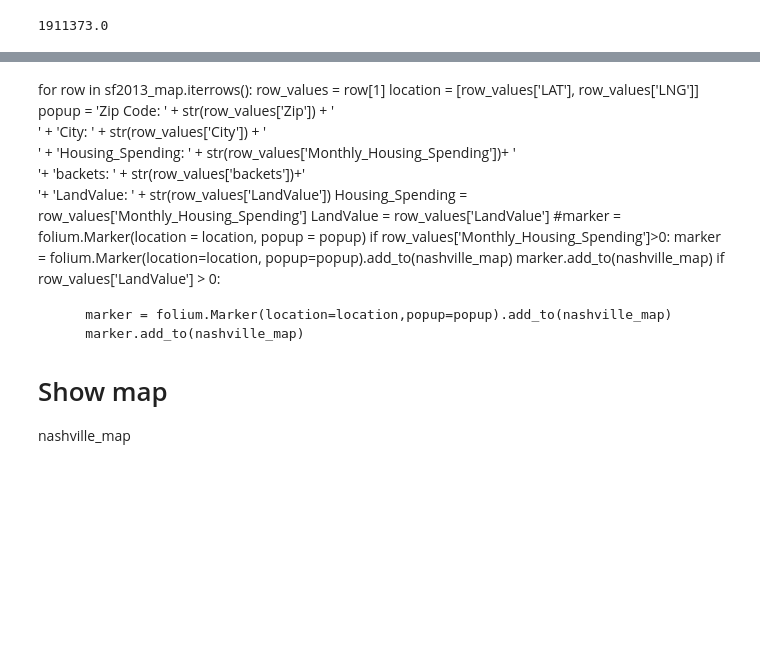
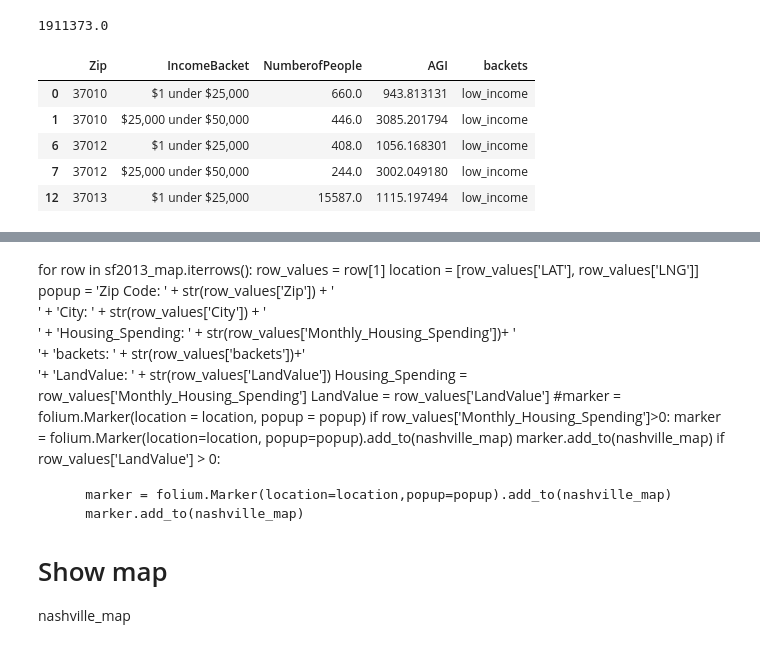
Before and after one commit to asidamo/affordable-housing, a Jupyter notebook: data_question_4.ipynb, the cells around one changed output, grey strips where cells are left out. Cells and saved outputs as stored; diff of their text form; code cells hidden in the pictures; blank space fills up the shorter version.

```diff
--- a/data_question_4.ipynb
+++ b/data_question_4.ipynb
@@ -585,9 +585,9 @@ def backet_2009(x):
     if x<=cat2_spend_2009:
         return 'affordable_housing'
     elif x<=cat4_spend_2009:
-         return 'Workforce_housing'
+         return 'workforce_housing'
     else:
-        return 'Market_rate'
+        return 'market_rate'
 # %%
 # create backets for 2013
 
@@ -922,0 +944,10 @@ sf2013_df=sf2013.head(500)
+# %%
+supply2009_backet1.head()
+demand2009_backet1.head()
+# %% [output]
+|  | Zip | IncomeBacket | NumberofPeople | AGI | backets |
+| 0 | 37010 | $1 under $25,000 | 660.0 | 943.813131 | low_income |
+| 1 | 37010 | $25,000 under $50,000 | 446.0 | 3085.201794 | low_income |
+| 6 | 37012 | $1 under $25,000 | 408.0 | 1056.168301 | low_income |
+| 7 | 37012 | $25,000 under $50,000 | 244.0 | 3002.049180 | low_income |
+| 12 | 37013 | $1 under $25,000 | 15587.0 | 1115.197494 | low_income |
```
Also changed, not shown: parts of 21 cells of this notebook.
